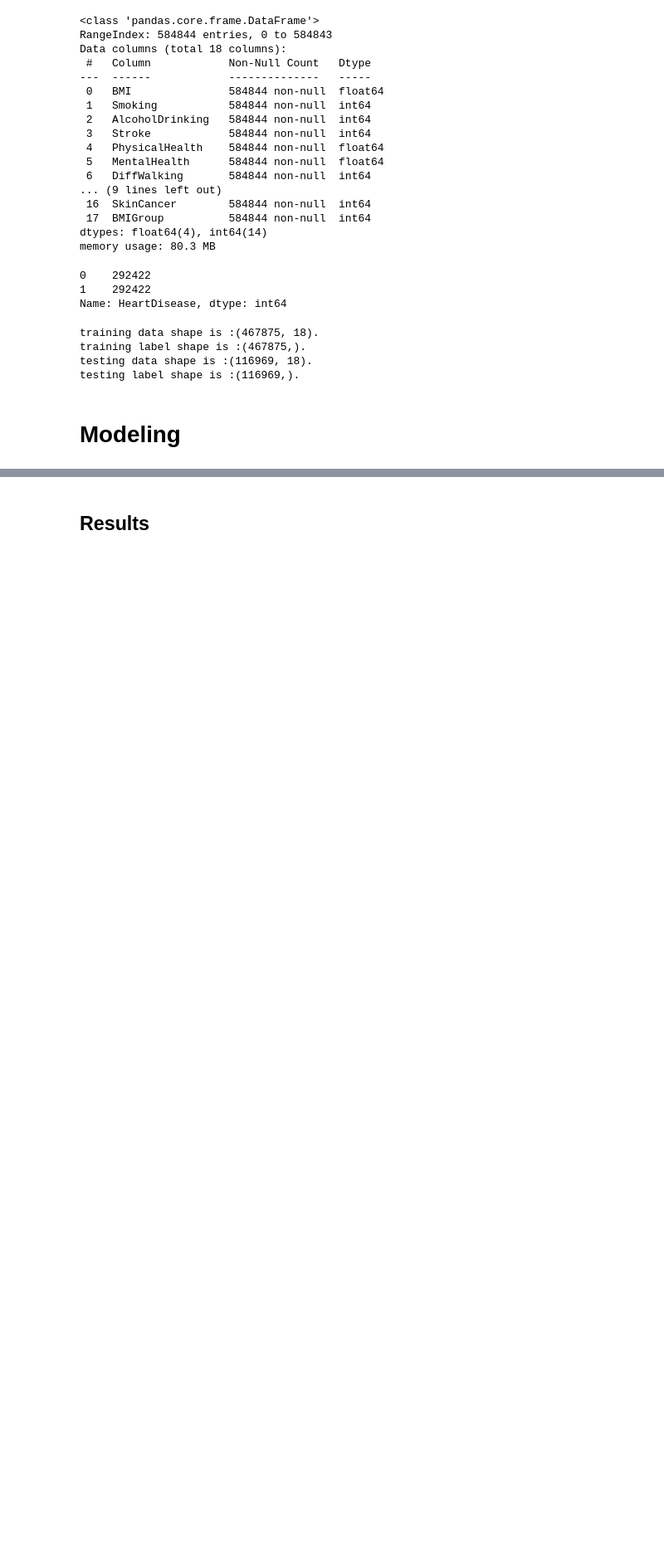
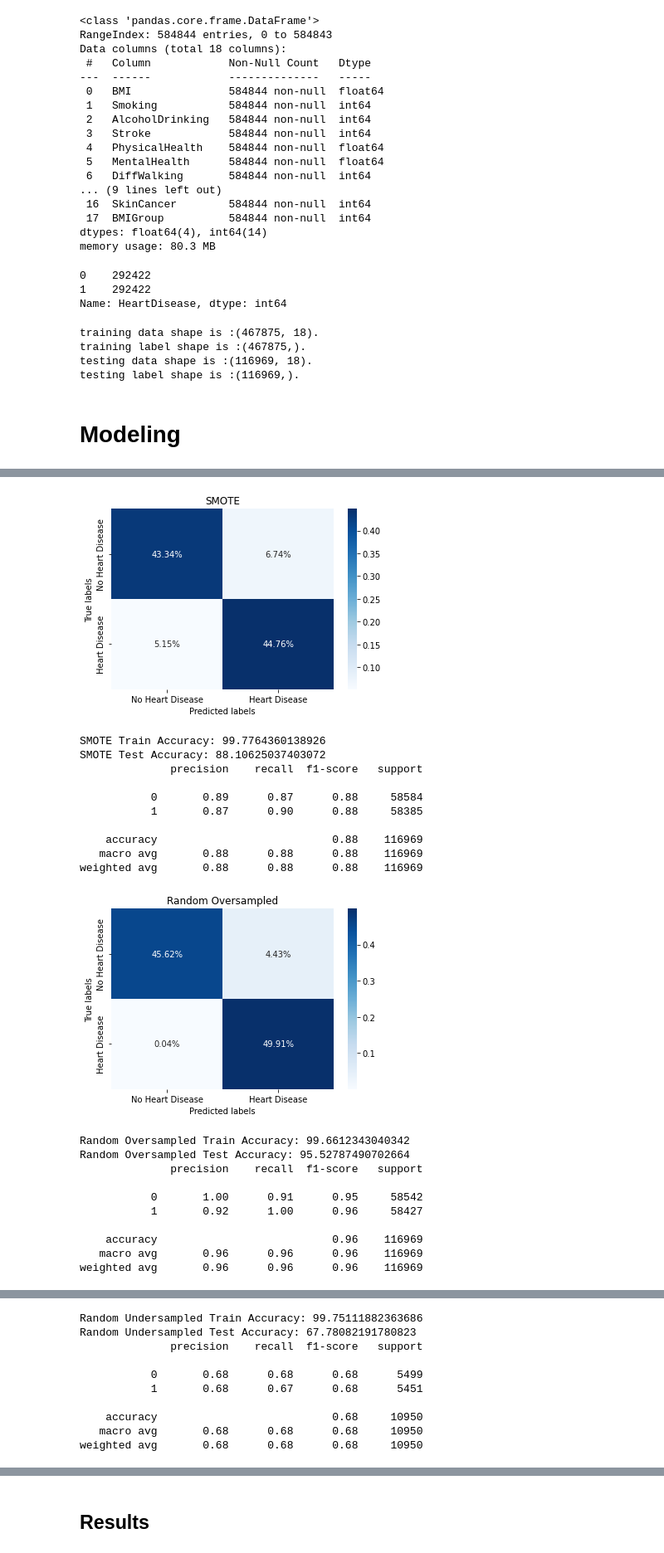
Before and after one commit to sophtsai/Heart-Disease-ML, a Jupyter notebook: Predicting_Heart_Disease_Final.ipynb, the cells around one changed output, grey strips where cells are left out. Shown at 83% size. Cells and saved outputs as stored; diff of their text form; code cells hidden in the pictures; blank space fills up the shorter version.

Commit message:
Add models

```diff
--- a/Predicting_Heart_Disease_Final.ipynb
+++ b/Predicting_Heart_Disease_Final.ipynb
@@ -607,0 +612,27 @@ weighted avg       0.77      0.77      0.77     10950
+# %%
+model = DecisionTreeClassifier()
+# %%
+test_model("Decision Tree Classifier", model)
+# %% [output]
+[figure, added]
+SMOTE Train Accuracy: 99.7764360138926
+SMOTE Test Accuracy: 88.10625037403072
+              precision    recall  f1-score   support
+
+           0       0.89      0.87      0.88     58584
+           1       0.87      0.90      0.88     58385
+
+    accuracy                           0.88    116969
+   macro avg       0.88      0.88      0.88    116969
+weighted avg       0.88      0.88      0.88    116969
+[figure, added]
+Random Oversampled Train Accuracy: 99.6612343040342
+Random Oversampled Test Accuracy: 95.52787490702664
+              precision    recall  f1-score   support
+
+           0       1.00      0.91      0.95     58542
+           1       0.92      1.00      0.96     58427
+
+    accuracy                           0.96    116969
+   macro avg       0.96      0.96      0.96    116969
+weighted avg       0.96      0.96      0.96    116969
@@ -607,0 +640,10 @@ weighted avg       0.77      0.77      0.77     10950
+Random Undersampled Train Accuracy: 99.75111882363686
+Random Undersampled Test Accuracy: 67.78082191780823
+              precision    recall  f1-score   support
+
+           0       0.68      0.68      0.68      5499
+           1       0.68      0.67      0.68      5451
+
+    accuracy                           0.68     10950
+   macro avg       0.68      0.68      0.68     10950
+weighted avg       0.68      0.68      0.68     10950
```
Also changed, not shown: parts of 53 cells of this notebook.
